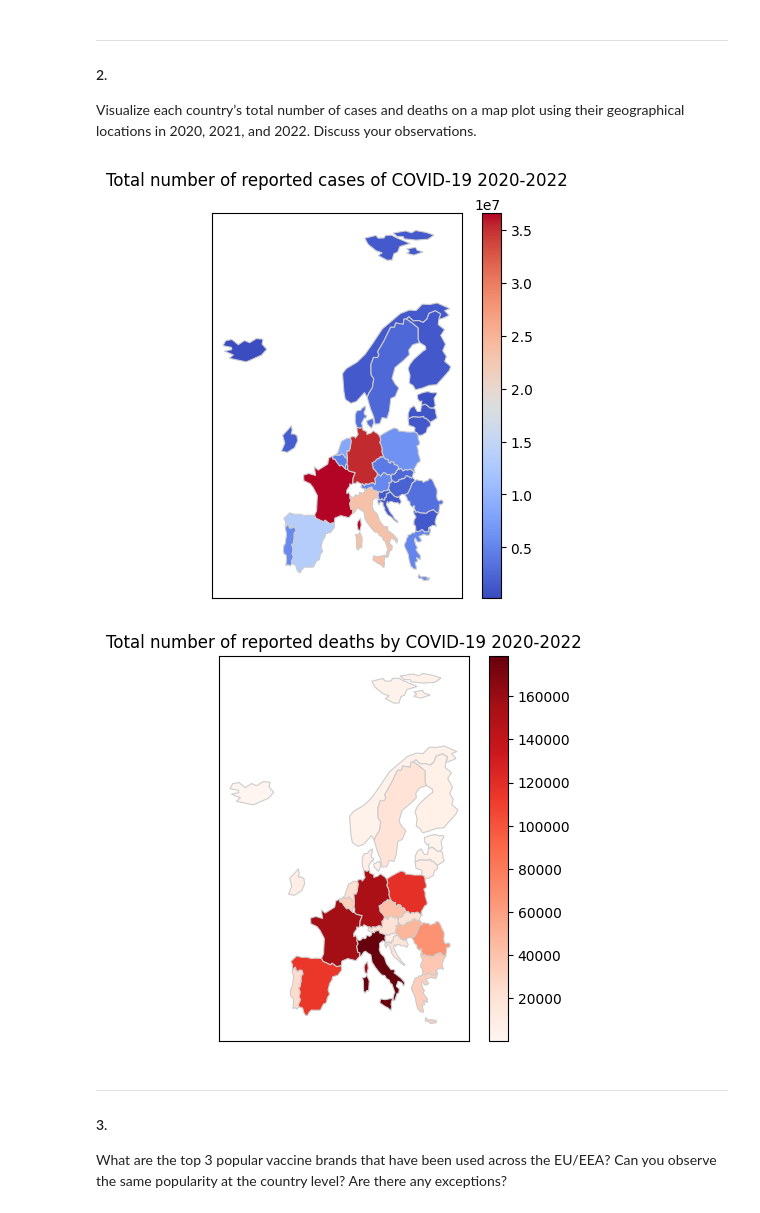
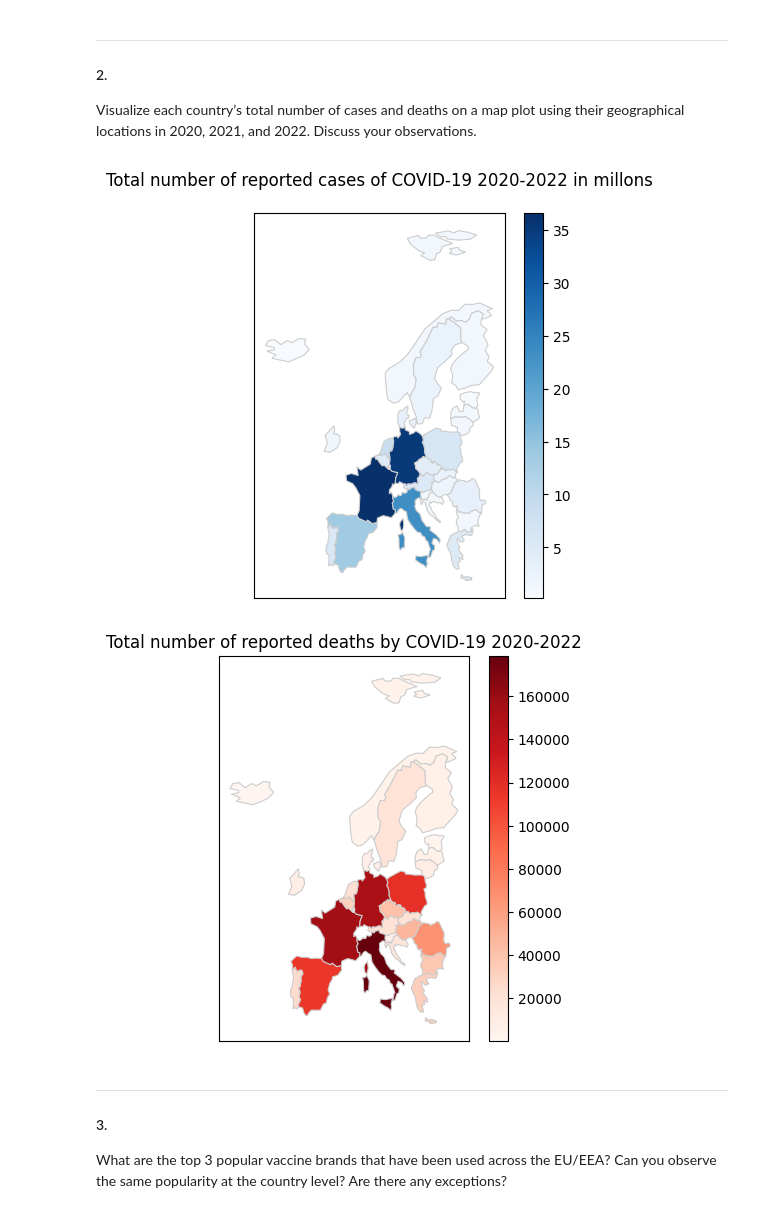
Before and after one commit to Globose/dv1597, a Jupyter notebook: a2/book.ipynb, the cells around one changed output. Cells and saved outputs as stored; diff of their text form; code cells hidden in the pictures.

```diff
--- a/a2/book.ipynb
+++ b/a2/book.ipynb
@@ -227,7 +233,9 @@ Visualize each country’s total number of cases and deaths on a map plot using
 # %%
 # Create dataframes that sums all deaths and cases
 df_deaths = df_daily.groupby('countriesAndTerritories')['deaths'].sum().reset_index()
+
 df_cases = df_daily.groupby('countriesAndTerritories')['cases'].sum().reset_index()
+df_cases['Million Cases'] = df_cases['cases']/1000000
 
 # Load European map data from geopandas datasets
 europe = gpd.read_file(gpd.datasets.get_path('naturalearth_lowres'))
@@ -239,36 +247,36 @@ start = False
 for char in str(europe.iat[2,5]):
     if char == ")":
         break
     if char == "-":
         start = True
     if start:
         coordinates += char
 
 coordinates = [tuple(map(float, coord.split(' '))) for coord in coordinates.split(', ')]
 coordinates = Polygon(coordinates)
 europe.iat[2, 5] = europe.iat[2, 5].difference(coordinates)
 
 # Merge dataframes with the European map based on the 'country' column
 cases_map = europe.merge(df_cases, left_on='name', right_on='countriesAndTerritories')
 deaths_map = europe.merge(df_deaths, left_on='name', right_on='countriesAndTerritories')
 
 # Plotting the merged data, coloring countries based on cases or deaths
 fig_c = mpl.figure(figsize=(5, 5))
 ax_c = fig_c.add_subplot()
 ax_c.set_xticks([])
 ax_c.set_yticks([])
-mpl.title('Total number of reported cases of COVID-19 2020-2022', pad=20)
-cases_map.plot(column='cases', cmap='coolwarm', linewidth=0.8, edgecolor='0.8', legend=True, ax=ax_c)
+mpl.title('Total number of reported cases of COVID-19 2020-2022 in millons', pad=20)
+cases_map.plot(column='Million Cases', cmap='Blues', linewidth=0.8, edgecolor='0.8', legend=True, ax=ax_c)
 
 fig_d = mpl.figure(figsize=(5, 5))
 ax_d = fig_d.add_subplot()
 ax_d.set_xticks([])
 ax_d.set_yticks([])
 mpl.title('Total number of reported deaths by COVID-19 2020-2022')
 deaths_map.plot(column='deaths', cmap='Reds', linewidth=0.8, edgecolor='0.8', legend=True, ax=ax_d)
 mpl.show()
 # %% [output]
-[figure, old version]
+[figure, new version]
 [figure]
 # %% [markdown]
 ***
```
Also changed, not shown: parts of 8 cells of this notebook.
